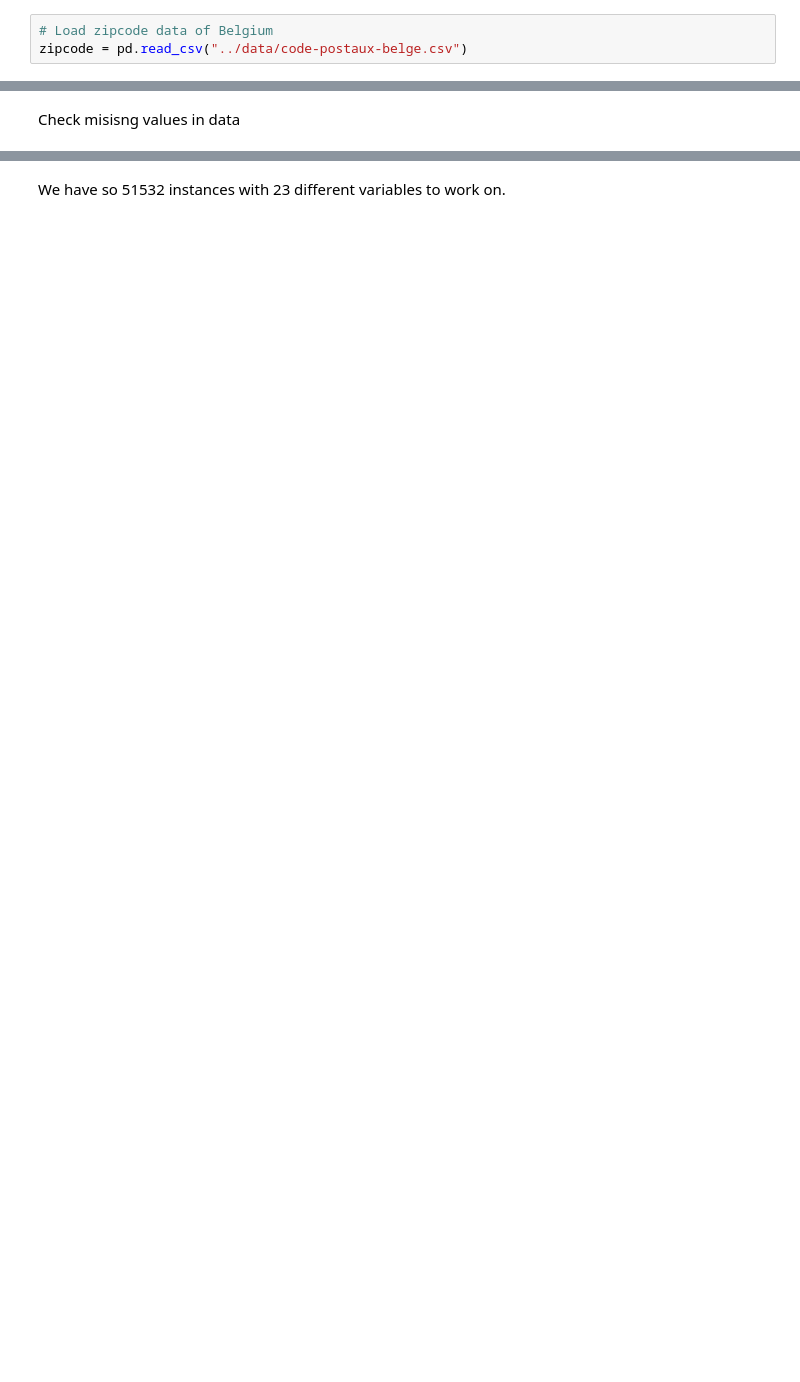
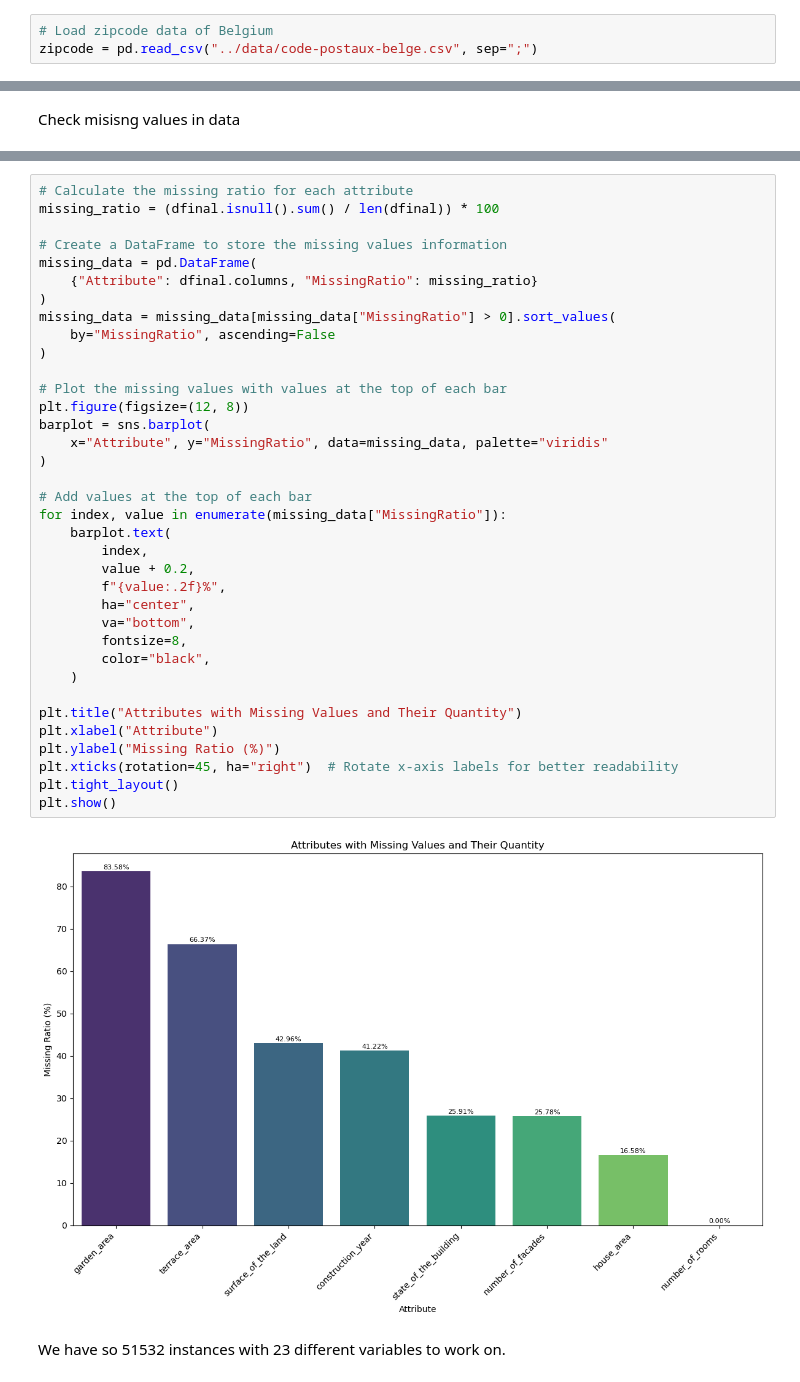
Before and after one commit to thiphan94/Real-Estate, a Jupyter notebook: notebook/data_cleaning.ipynb, the cells around one changed output, grey strips where cells are left out. Cells and saved outputs as stored; diff of their text form; blank space fills up the shorter version.

```diff
--- a/notebook/data_cleaning.ipynb
+++ b/notebook/data_cleaning.ipynb
@@ -78,3 +87,3 @@ df.shape
 # %%
 # Load zipcode data of Belgium
-zipcode = pd.read_csv("../data/code-postaux-belge.csv")
+zipcode = pd.read_csv("../data/code-postaux-belge.csv", sep=";")
@@ -145,2 +239,40 @@ total_missing
+# %%
+# Calculate the missing ratio for each attribute
+missing_ratio = (dfinal.isnull().sum() / len(dfinal)) * 100
+
+# Create a DataFrame to store the missing values information
+missing_data = pd.DataFrame(
+    {"Attribute": dfinal.columns, "MissingRatio": missing_ratio}
+)
+missing_data = missing_data[missing_data["MissingRatio"] > 0].sort_values(
+    by="MissingRatio", ascending=False
+)
+
+# Plot the missing values with values at the top of each bar
+plt.figure(figsize=(12, 8))
+barplot = sns.barplot(
+    x="Attribute", y="MissingRatio", data=missing_data, palette="viridis"
+)
+
+# Add values at the top of each bar
+for index, value in enumerate(missing_data["MissingRatio"]):
+    barplot.text(
+        index,
+        value + 0.2,
+        f"{value:.2f}%",
+        ha="center",
+        va="bottom",
+        fontsize=8,
+        color="black",
+    )
+
+plt.title("Attributes with Missing Values and Their Quantity")
+plt.xlabel("Attribute")
+plt.ylabel("Missing Ratio (%)")
+plt.xticks(rotation=45, ha="right")  # Rotate x-axis labels for better readability
+plt.tight_layout()
+plt.show()
+# %% [output]
+[figure, added]
 # %% [markdown]
 We have so 51532 instances with 23 different variables to work on.
```
Also changed, not shown: parts of 16 cells of this notebook.
